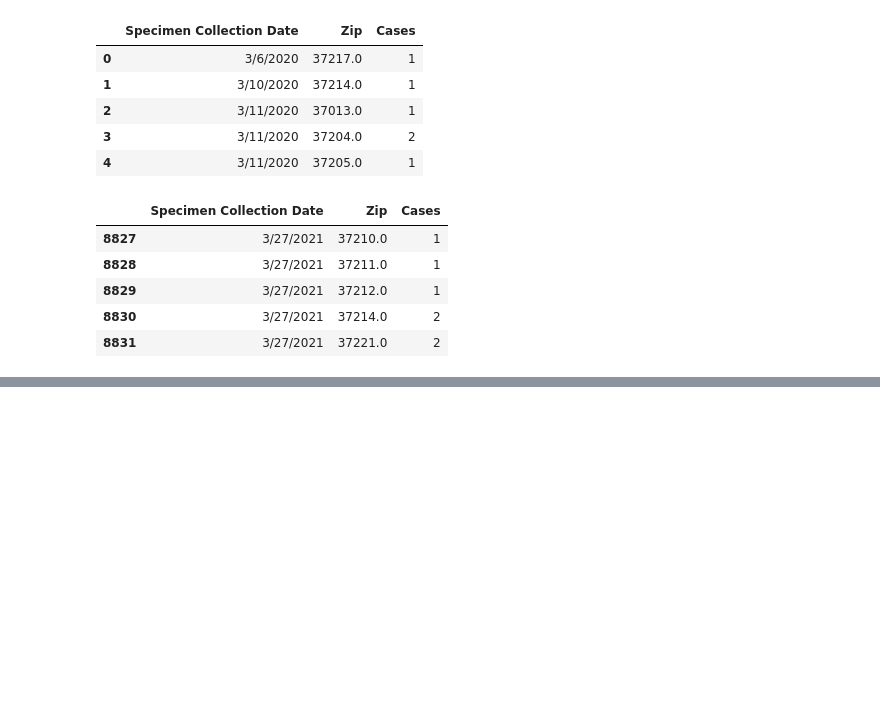
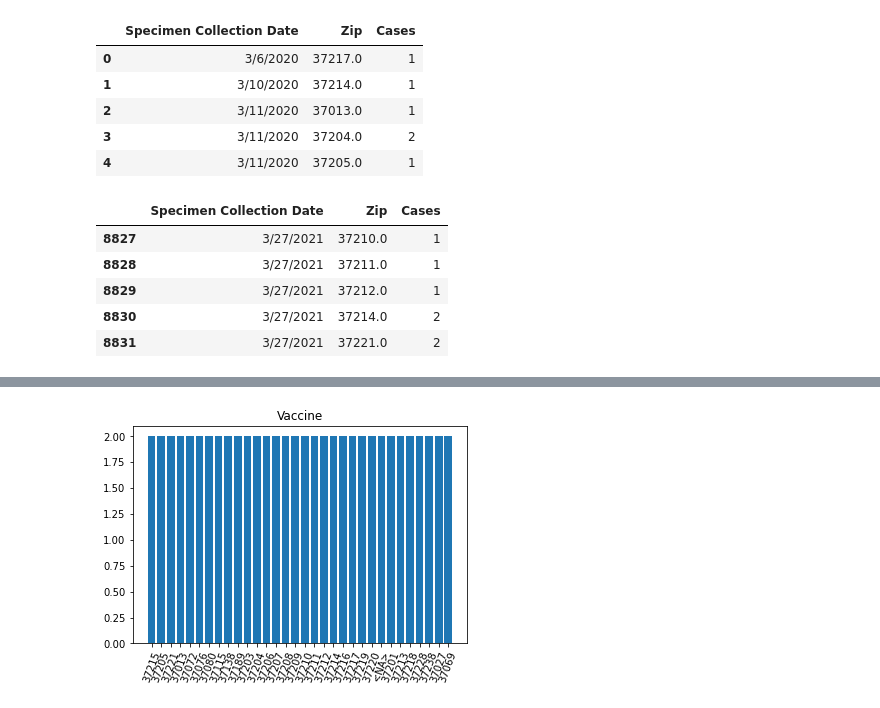
Before and after one commit to Engu12/nash-covid-cases-vaccines-honky_tonkin, a Jupyter notebook: Covid.ipynb, the cells around one changed output, grey strips where cells are left out. Cells and saved outputs as stored; diff of their text form; code cells hidden in the pictures; blank space fills up the shorter version.

```diff
--- a/Covid.ipynb
+++ b/Covid.ipynb
@@ -66,0 +265,6 @@ dtype: object
+# %%
+#creat a geoframe out of V_protocol and C_count
+V_protocol['geometry'] = bus_stops.apply(lambda x: Point((float(x.lng),
+                                                         float(x.lat))),
+                                        axis=1)
+bus_stops.head(3)
@@ -66,0 +300,6 @@ dtype: object
+# %%
+plt.bar('zipcode', 'dose_nbr', data = V_protocol)
+plt.xticks(rotation = 70)
+plt.title('Vaccine');
+# %% [output]
+[figure, added]
```
Also changed, not shown: parts of 26 cells of this notebook.
